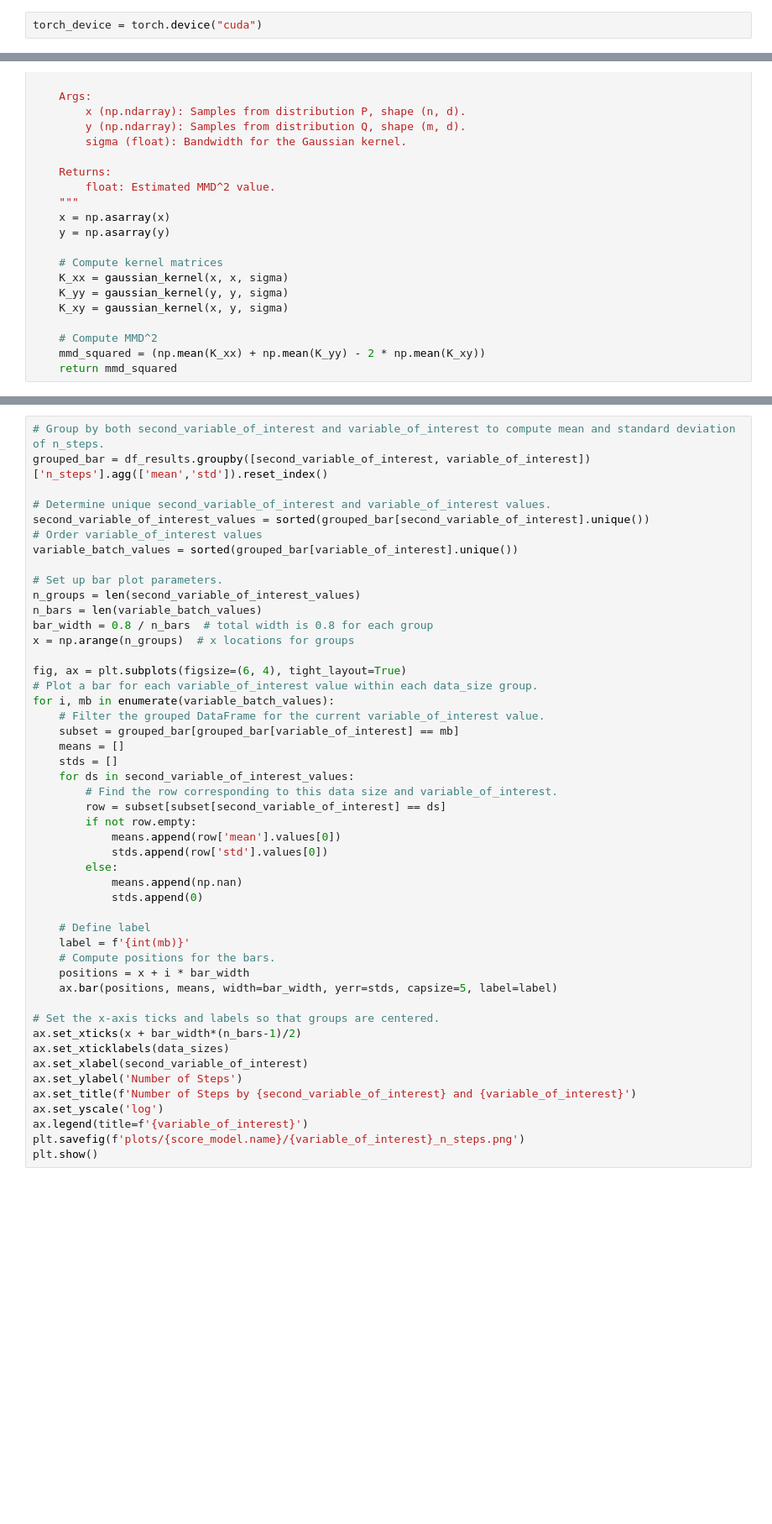
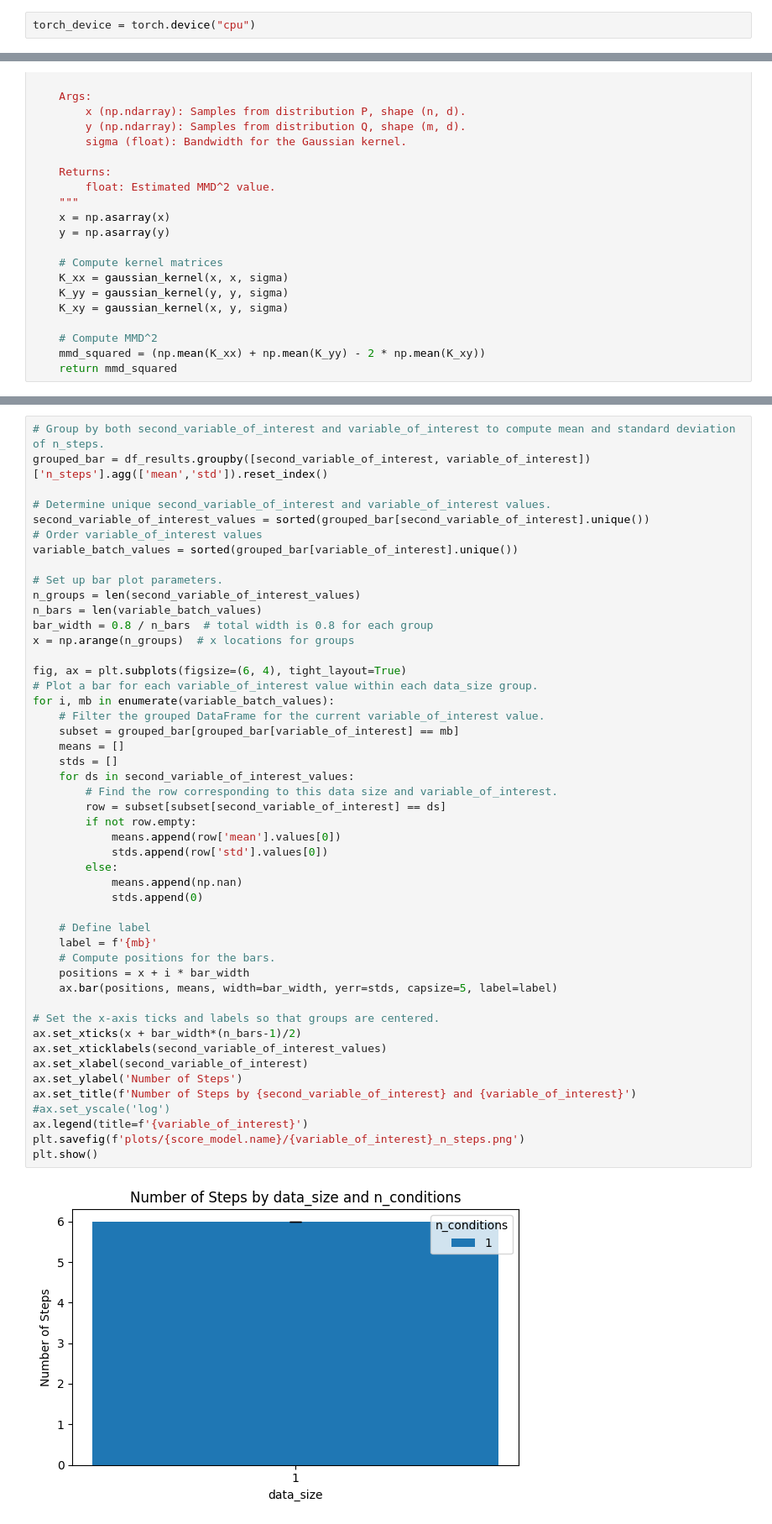
Before and after one commit to bayesflow-org/hierarchical-abi, a Jupyter notebook: gaussian flat score matching.ipynb, the cells around one changed output, grey strips where cells are left out. Shown at 84% size. Saved outputs shown, nothing was run; the diff lists cells and outputs as text; blank space fills up the shorter version.

```diff
--- a/gaussian flat score matching.ipynb
+++ b/gaussian flat score matching.ipynb
@@ -28,7 +28,7 @@ from problems.gaussian_flat import GaussianProblem, Prior, Simulator, visualize_
     generate_synthetic_data, \
     sample_posterior, posterior_contraction
 # %%
-torch_device = torch.device("cuda")
+torch_device = torch.device("cpu")
 # %%
 prior = Prior()
 simulator_test = Simulator()
@@ -634,36 +651,38 @@ x = np.arange(n_groups)  # x locations for groups
 fig, ax = plt.subplots(figsize=(6, 4), tight_layout=True)
 # Plot a bar for each variable_of_interest value within each data_size group.
 for i, mb in enumerate(variable_batch_values):
     # Filter the grouped DataFrame for the current variable_of_interest value.
     subset = grouped_bar[grouped_bar[variable_of_interest] == mb]
     means = []
     stds = []
     for ds in second_variable_of_interest_values:
         # Find the row corresponding to this data size and variable_of_interest.
         row = subset[subset[second_variable_of_interest] == ds]
         if not row.empty:
             means.append(row['mean'].values[0])
             stds.append(row['std'].values[0])
         else:
             means.append(np.nan)
             stds.append(0)
 
     # Define label
-    label = f'{int(mb)}'
+    label = f'{mb}'
     # Compute positions for the bars.
     positions = x + i * bar_width
     ax.bar(positions, means, width=bar_width, yerr=stds, capsize=5, label=label)
 
 # Set the x-axis ticks and labels so that groups are centered.
 ax.set_xticks(x + bar_width*(n_bars-1)/2)
-ax.set_xticklabels(data_sizes)
+ax.set_xticklabels(second_variable_of_interest_values)
 ax.set_xlabel(second_variable_of_interest)
 ax.set_ylabel('Number of Steps')
 ax.set_title(f'Number of Steps by {second_variable_of_interest} and {variable_of_interest}')
-ax.set_yscale('log')
+#ax.set_yscale('log')
 ax.legend(title=f'{variable_of_interest}')
 plt.savefig(f'plots/{score_model.name}/{variable_of_interest}_n_steps.png')
 plt.show()
+# %% [output]
+[figure, added]
 # %%
 if variable_batch_values == 'mini_batch_size':
     # ------------------------------
```
Also changed, not shown: parts of 10 cells of this notebook, 5 other files.
